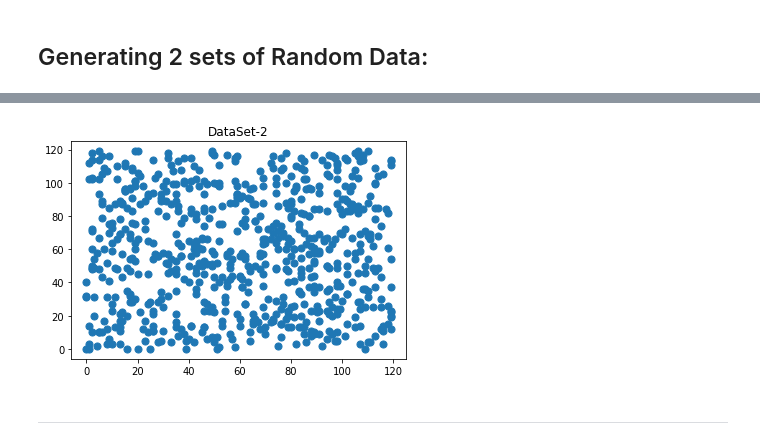
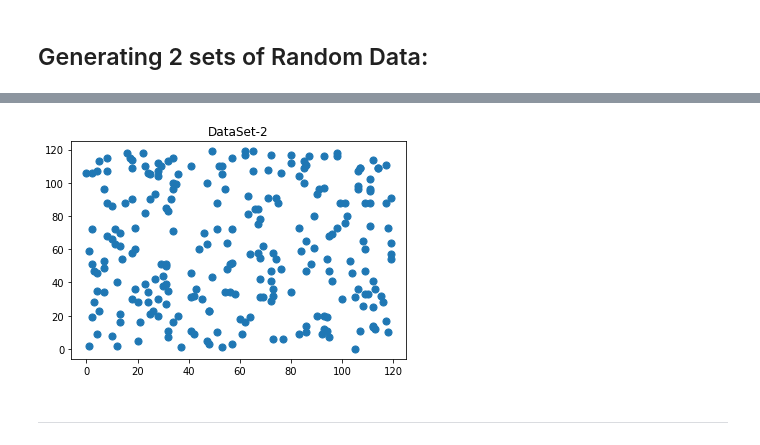
Before and after one commit to Rohith-2/Python-ML, a Jupyter notebook: K-Means.ipynb, the cells around one changed output, grey strips where cells are left out. Saved outputs shown, nothing was run; the diff lists cells and outputs as text; code cells hidden in the pictures.

```diff
--- a/K-Means.ipynb
+++ b/K-Means.ipynb
@@ -35,11 +42,11 @@ plt.show()
 # %%
 #Random Data -2
-X = np.array(np.random.randint(120,size=(700,2)))
+X = np.array(np.random.randint(120,size=(250,2)))
 plt.scatter(X[:,0], X[:,1], s=50)
 plt.title("DataSet-2")
 plt.show()
 # %% [output]
-[figure, old version]
+[figure, new version]
 # %% [markdown]
 <hr style="border:1px solid gray"> </hr>
 # %% [markdown]
```
Also changed, not shown: parts of 9 cells of this notebook, 2 other files.
